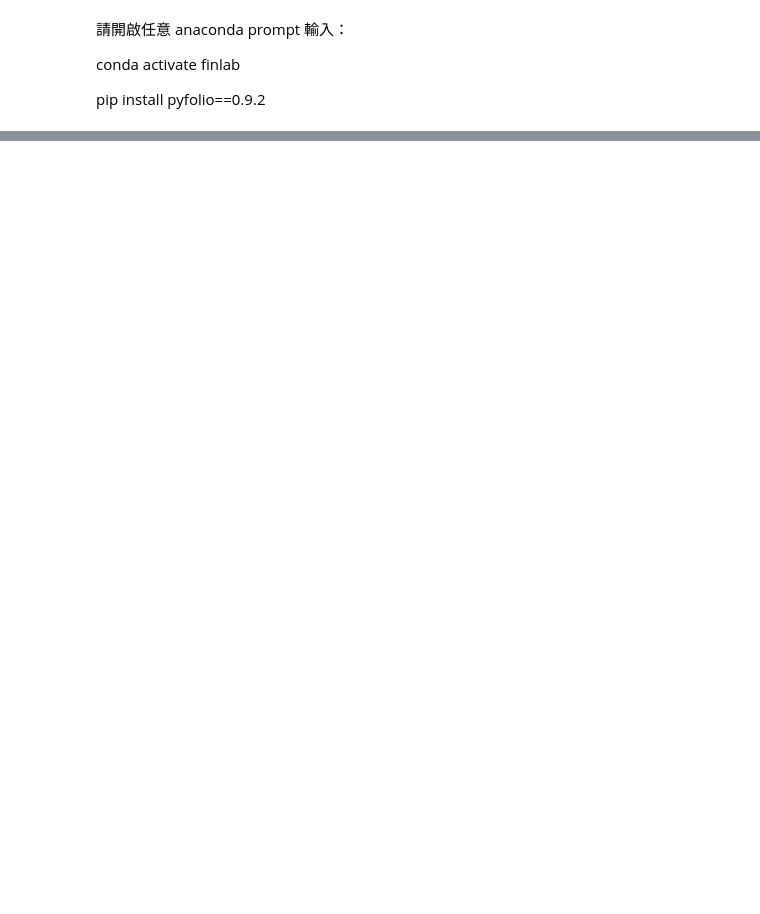
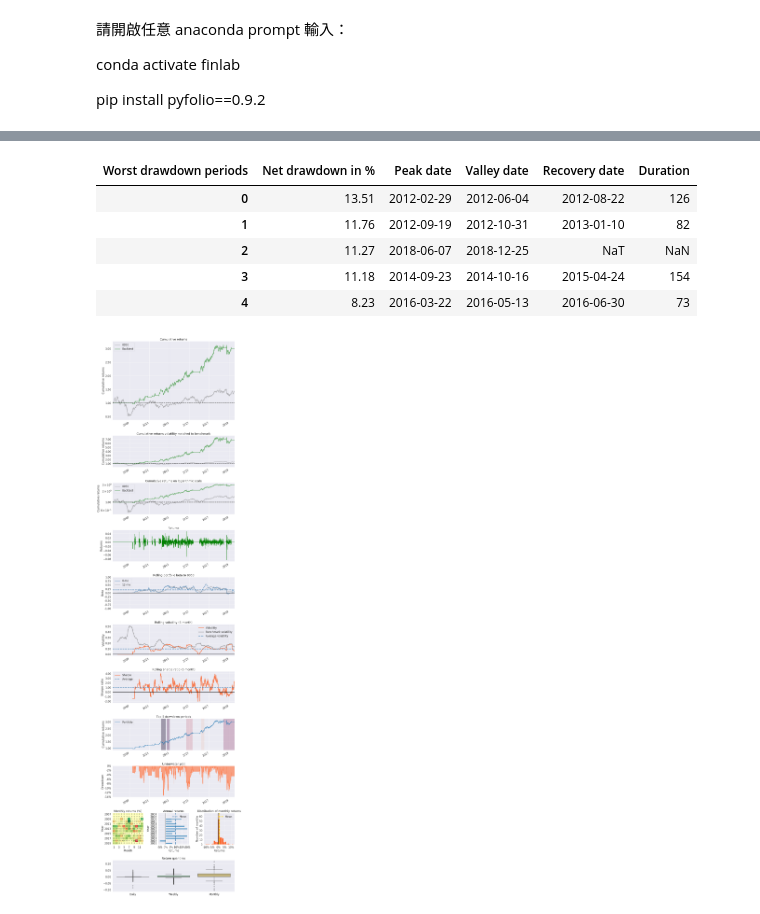
Before and after one commit to CHI-MING-LEE/workspace, a Jupyter notebook: Python_AI_Stock/finlab_course_2019/u07_pyfolio.ipynb, the cells around one changed output, grey strips where cells are left out. Cells and saved outputs as stored; diff of their text form; code cells hidden in the pictures; blank space fills up the shorter version.

```diff
--- a/Python_AI_Stock/finlab_course_2019/u07_pyfolio.ipynb
+++ b/Python_AI_Stock/finlab_course_2019/u07_pyfolio.ipynb
@@ -53,0 +165,9 @@ WARNING (theano.tensor.blas): Using NumPy C-API based implementation for BLAS fu
+# %%
+creturns = pd.read_pickle("20200202_考慮手續費的蠟燭線回測績效.pkl")
+
+daily_return = creturns["ret"].pct_change()
+# daily_return.index = daily_return.index.tz_localize('Asia/Taipei')
+daily_return.index = daily_return.index.tz_localize('utc')
+
+pf.create_returns_tear_sheet(returns=daily_return, benchmark_rets=close['0050'].pct_change())
+# %% [output]
@@ -53,0 +193,7 @@ WARNING (theano.tensor.blas): Using NumPy C-API based implementation for BLAS fu
+| Worst drawdown periods | Net drawdown in % | Peak date | Valley date | Recovery date | Duration |
+| 0 | 13.51 | 2012-02-29 | 2012-06-04 | 2012-08-22 | 126 |
+| 1 | 11.76 | 2012-09-19 | 2012-10-31 | 2013-01-10 | 82 |
+| 2 | 11.27 | 2018-06-07 | 2018-12-25 | NaT | NaN |
+| 3 | 11.18 | 2014-09-23 | 2014-10-16 | 2015-04-24 | 154 |
+| 4 | 8.23 | 2016-03-22 | 2016-05-13 | 2016-06-30 | 73 |
+[figure, added]
```
Also changed, not shown: parts of 11 cells of this notebook, 3 other files.
